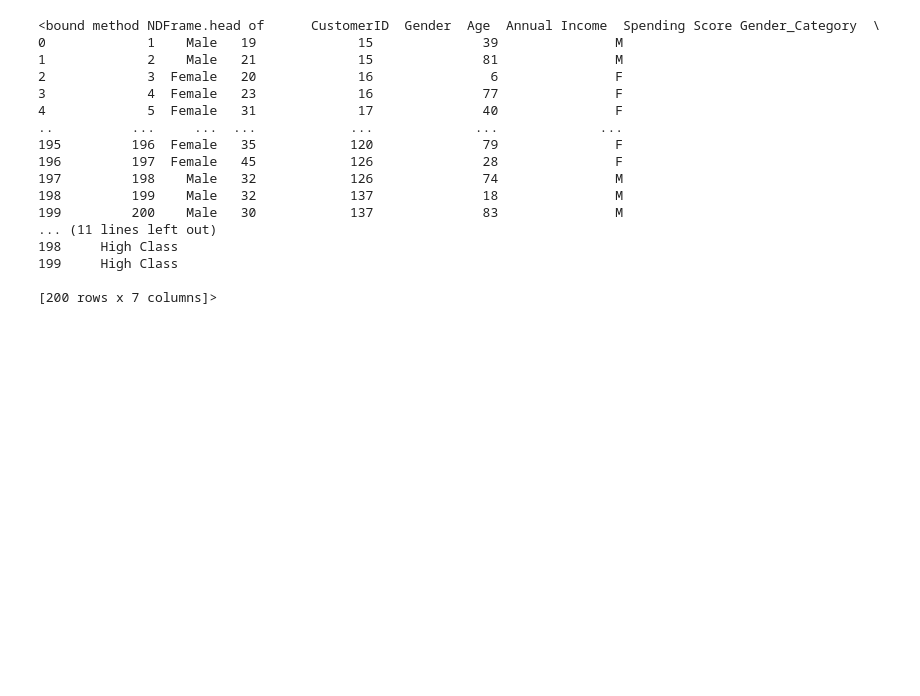
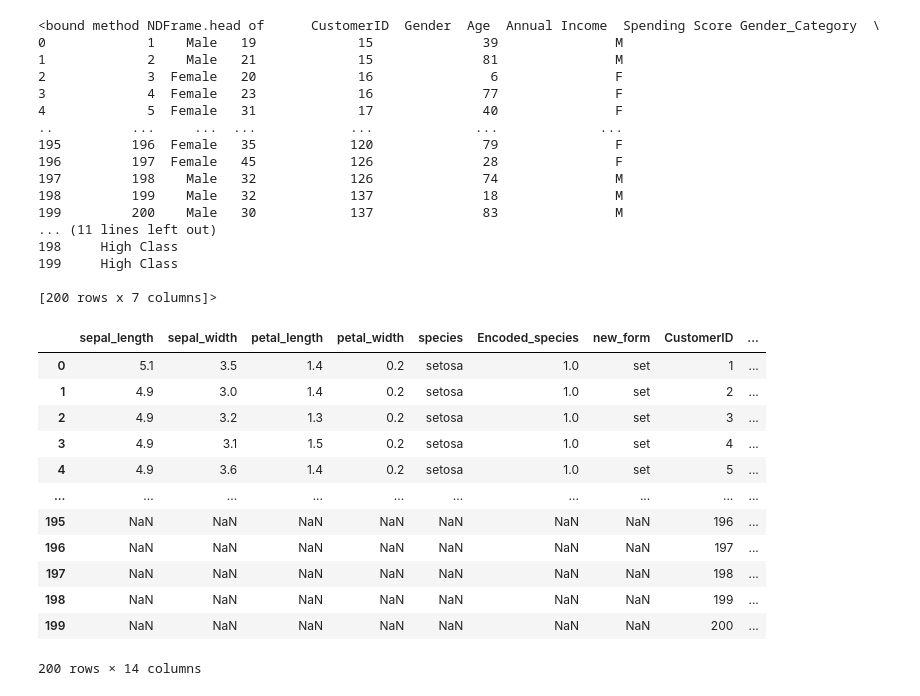
Before and after one commit to Dashrath7489/python, a Jupyter notebook: Pandas/pandas.ipynb, the cells around one changed output. Drawn from its saved outputs; the diff is of its cells as text; code cells hidden in the pictures; blank space fills up the shorter version.

```diff
--- a/Pandas/pandas.ipynb
+++ b/Pandas/pandas.ipynb
@@ -621,3 +621,21 @@ mall.head
 199     High Class
 
 [200 rows x 7 columns]>
+# %%
+concat_dataframe = pd.concat((iris,mall),axis = 1) #column vise
+
+concat_dataframe
+# %% [output]
+|  | sepal_length | sepal_width | petal_length | petal_width | species | Encoded_species | new_form | CustomerID | ... |
+| 0 | 5.1 | 3.5 | 1.4 | 0.2 | setosa | 1.0 | set | 1 | ... |
+| 1 | 4.9 | 3.0 | 1.4 | 0.2 | setosa | 1.0 | set | 2 | ... |
+| 2 | 4.9 | 3.2 | 1.3 | 0.2 | setosa | 1.0 | set | 3 | ... |
+| 3 | 4.9 | 3.1 | 1.5 | 0.2 | setosa | 1.0 | set | 4 | ... |
+| 4 | 4.9 | 3.6 | 1.4 | 0.2 | setosa | 1.0 | set | 5 | ... |
+| ... | ... | ... | ... | ... | ... | ... | ... | ... | ... |
+| 195 | NaN | NaN | NaN | NaN | NaN | NaN | NaN | 196 | ... |
+| 196 | NaN | NaN | NaN | NaN | NaN | NaN | NaN | 197 | ... |
+| 197 | NaN | NaN | NaN | NaN | NaN | NaN | NaN | 198 | ... |
+| 198 | NaN | NaN | NaN | NaN | NaN | NaN | NaN | 199 | ... |
+| 199 | NaN | NaN | NaN | NaN | NaN | NaN | NaN | 200 | ... |
+200 rows × 14 columns
```
Also changed, not shown: parts of 12 cells of this notebook.
